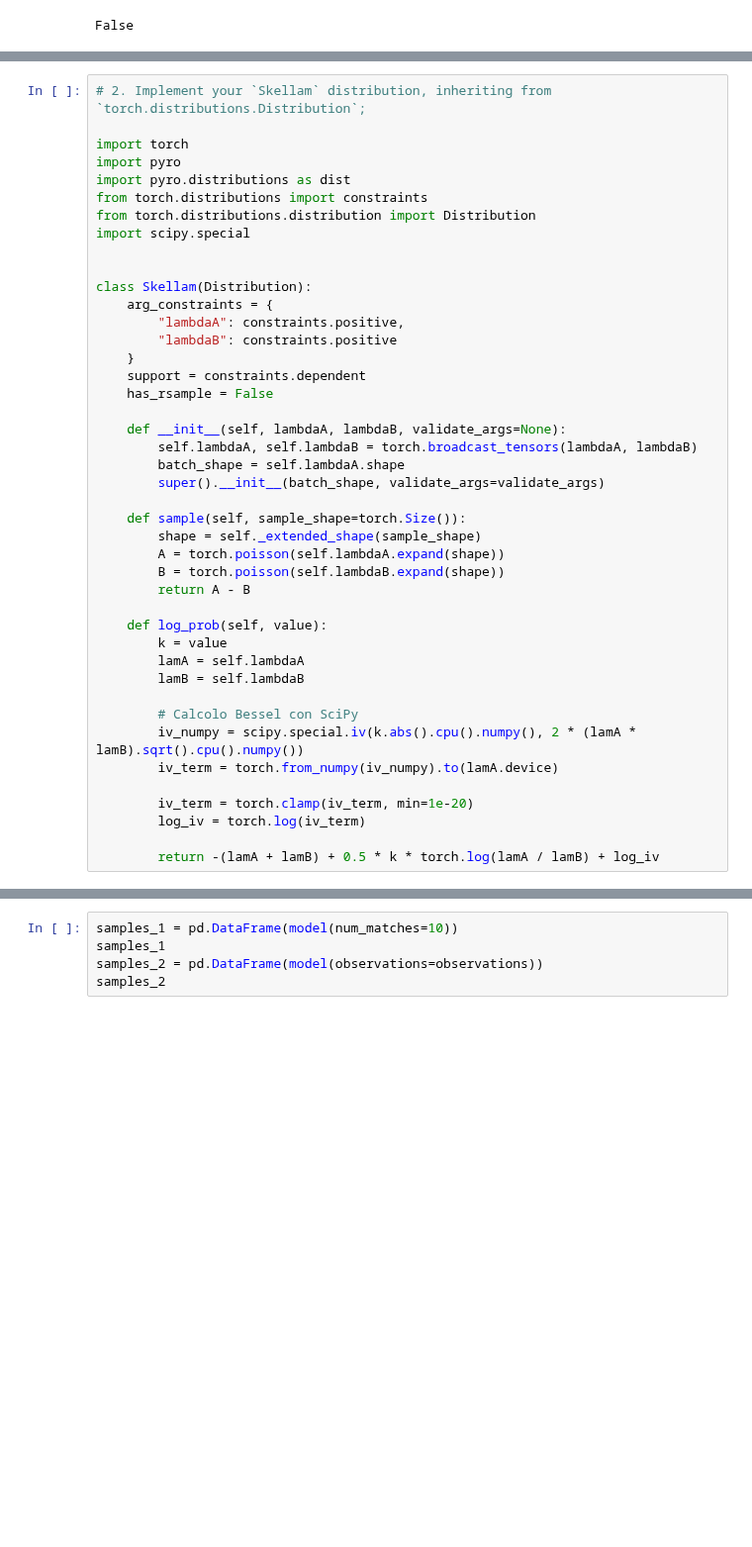
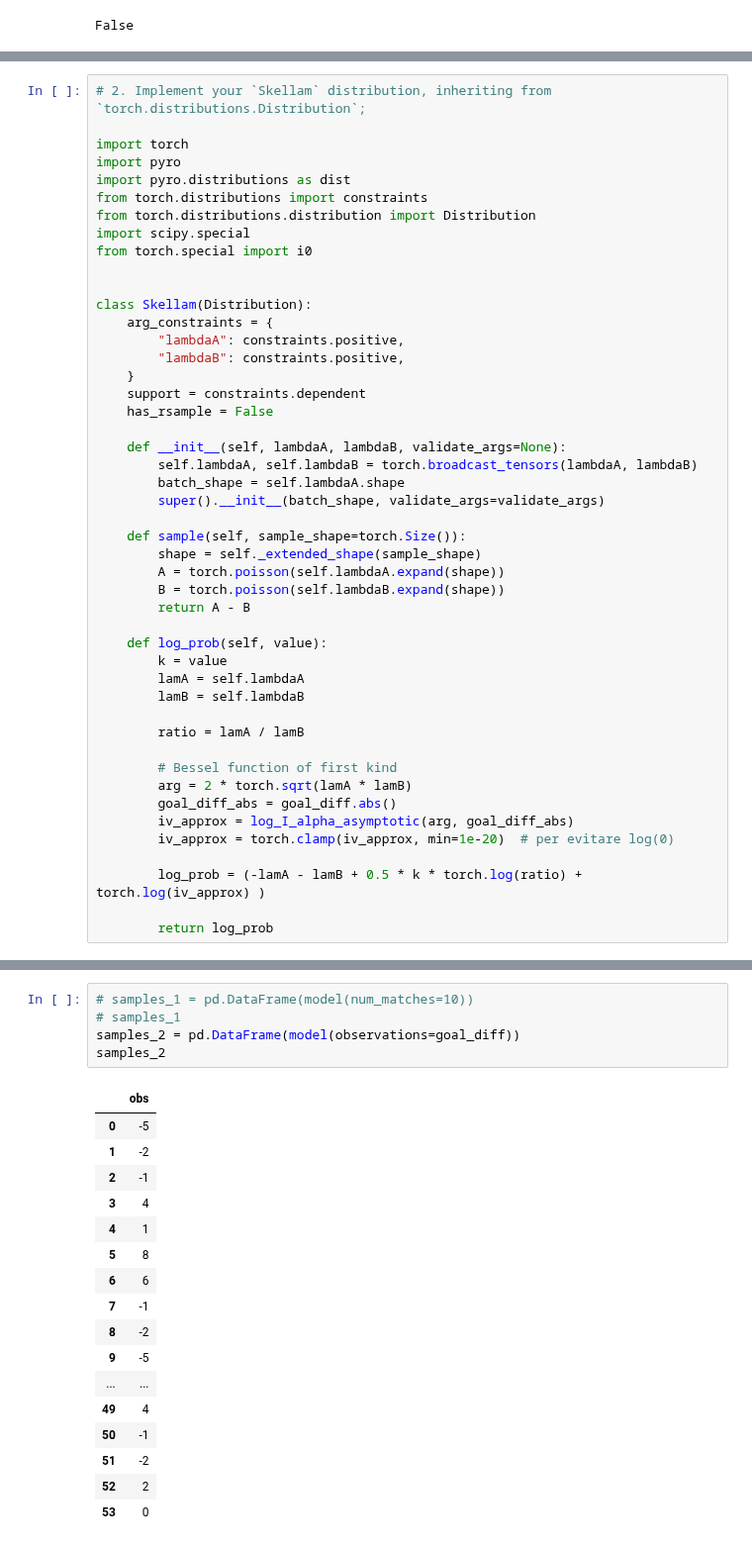
Before and after one commit to TommasoPiscitelli/PML2025, a Jupyter notebook: Homeworks/Homework_2.ipynb, the cells around one changed output, grey strips where cells are left out. Shown at 99% size. Drawn from its saved outputs; the diff is of its cells as text; blank space fills up the shorter version.

```diff
--- a/Homeworks/Homework_2.ipynb
+++ b/Homeworks/Homework_2.ipynb
@@ -804,12 +842,13 @@ import pyro.distributions as dist
 from torch.distributions import constraints
 from torch.distributions.distribution import Distribution
 import scipy.special
+from torch.special import i0
 
 
 class Skellam(Distribution):
     arg_constraints = {
         "lambdaA": constraints.positive,
-        "lambdaB": constraints.positive
+        "lambdaB": constraints.positive,
     }
     support = constraints.dependent
     has_rsample = False
@@ -830,12 +869,15 @@ class Skellam(Distribution):
         lamA = self.lambdaA
         lamB = self.lambdaB
 
-        # Calcolo Bessel con SciPy
-        iv_numpy = scipy.special.iv(k.abs().cpu().numpy(), 2 * (lamA * lamB).sqrt().cpu().numpy())
-        iv_term = torch.from_numpy(iv_numpy).to(lamA.device)
+        ratio = lamA / lamB
 
-        iv_term = torch.clamp(iv_term, min=1e-20)
-        log_iv = torch.log(iv_term)
+        # Bessel function of first kind
+        arg = 2 * torch.sqrt(lamA * lamB)
+        goal_diff_abs = goal_diff.abs()
+        iv_approx = log_I_alpha_asymptotic(arg, goal_diff_abs)
+        iv_approx = torch.clamp(iv_approx, min=1e-20)  # per evitare log(0)
 
-        return -(lamA + lamB) + 0.5 * k * torch.log(lamA / lamB) + log_iv
+        log_prob = (-lamA - lamB + 0.5 * k * torch.log(ratio) + torch.log(iv_approx) )
+
+        return log_prob
 # %%
@@ -868,8 +909,26 @@ print(goal_diff)
 # %%
-samples_1 = pd.DataFrame(model(num_matches=10))
-samples_1
-samples_2 = pd.DataFrame(model(observations=observations))
+# samples_1 = pd.DataFrame(model(num_matches=10))
+# samples_1
+samples_2 = pd.DataFrame(model(observations=goal_diff))
 samples_2
+# %% [output]
+|  | obs |
+| 0 | -5 |
+| 1 | -2 |
+| 2 | -1 |
+| 3 | 4 |
+| 4 | 1 |
+| 5 | 8 |
+| 6 | 6 |
+| 7 | -1 |
+| 8 | -2 |
+| 9 | -5 |
+| ... | ... |
+| 49 | 4 |
+| 50 | -1 |
+| 51 | -2 |
+| 52 | 2 |
+| 53 | 0 |
 # %%
 
 # 4. Perform inference on $ \theta = (\theta_1, \theta_2, \dots, \theta_{62})$ values running a MCMC simulation using the `NUTS` kernel;
```
Also changed, not shown: parts of 11 cells of this notebook.
